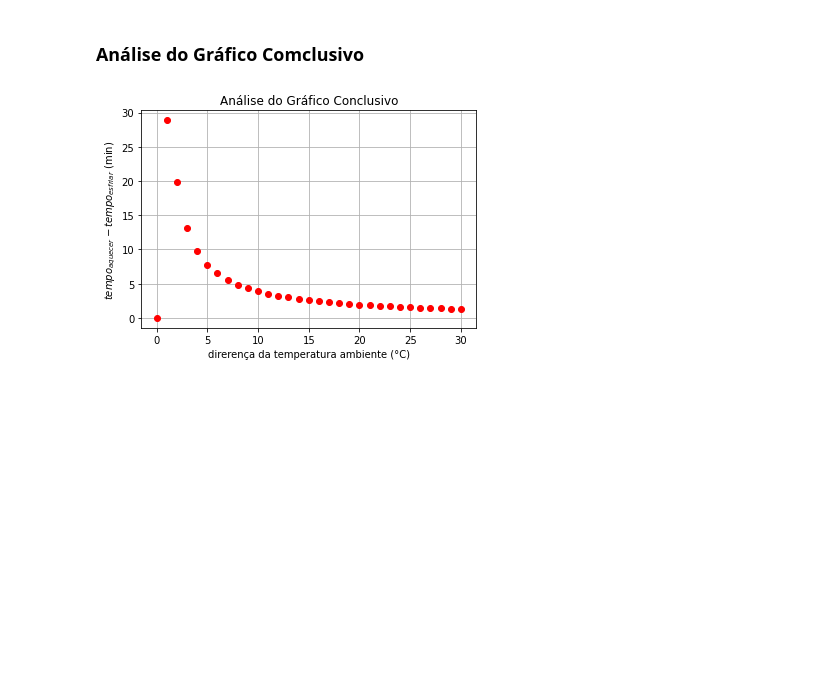
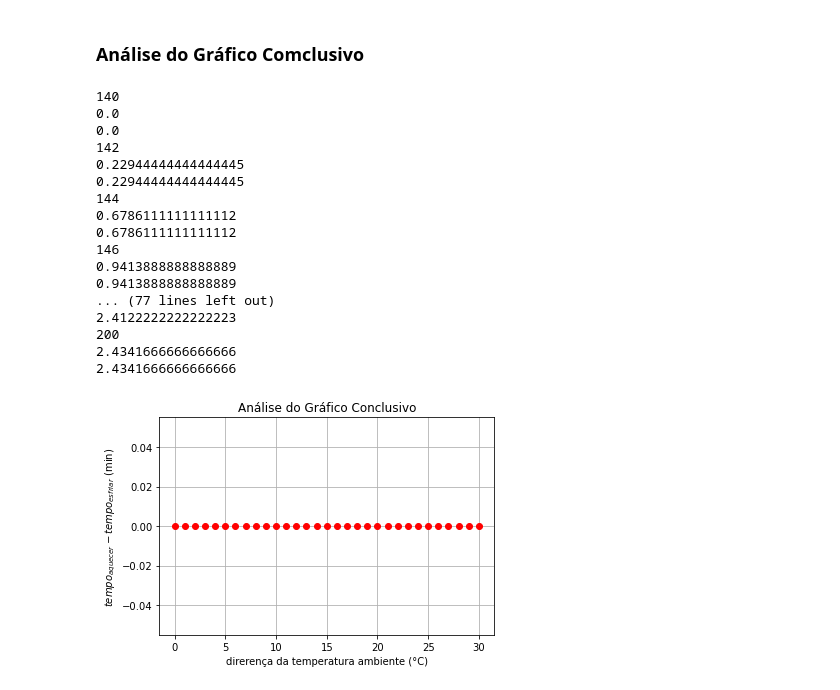
Before and after one commit to pedroivoal/Modsim-P2, a Jupyter notebook: I2/I2.ipynb, the cells around one changed output. Drawn from its saved outputs; the diff is of its cells as text; code cells hidden in the pictures; blank space fills up the shorter version.

```diff
--- a/I2/I2.ipynb
+++ b/I2/I2.ipynb
@@ -47,7 +47,7 @@ hs = 15                  # Água para o ar
 hp = 15                  # Recipiente para o ar
 
 #Temperaturas (K)
-Tar = 30.5+273.15        # Ambiente
+Tar = 30+273.15        # Ambiente
 Ta = 80+273.15           # Água
 Tr = 80+273.15           # Recipiente
 # %% [markdown]
@@ -213,7 +213,7 @@ for Tia in lista_Tia:
 
     elif i == 140:
 
-        plt.plot(t_lista/3600, Ta_lista, 'm' , label = ('30.5 $T_{ambiente}$'))
+        plt.plot(t_lista/3600, Ta_lista, 'm' , label = ('30.0 $T_{ambiente}$'))
 
     elif i == 100 or i == 160:
 
@@ -254,25 +254,45 @@ conclusivo.savefig('5.Conclusivo.png',  format = 'png', dpi = 1200)
 # %%
 diferença_th = []
 delta_T = []
 
 for i in range(0, 31):
     delta_T.append(i)
 
 # Funciona apenas para Tia(T inicial da água) variando 0.5 em 0.5
-m = 2
+m = 0
 for i in range(140, 201, 2):
     diferença_th.append((lista_t_equilibrio[i] - lista_t_equilibrio[i-m])*60)
+    print(i)
+    print(lista_t_equilibrio[i])
+    print(lista_t_equilibrio[i-m])
 m += 4
 
 aconclusivo, ax = plt.subplots()
 # Plota análise do gráfico conclusivo
 plt.plot(delta_T, diferença_th, 'or')
 plt.title('Análise do Gráfico Conclusivo')
 plt.xlabel('direrença da temperatura ambiente (°C)')
 plt.ylabel('$tempo_{aquecer}-tempo_{esfriar}$ (min)')
 plt.grid(True)
 plt.show()
 # Cria arquivo png com o gráfico no PC
 aconclusivo.savefig('6.Analise Conclusiva.png',  format = 'png', dpi = 1200)
 # %% [output]
+140
+0.0
+0.0
+142
+0.22944444444444445
+0.22944444444444445
+144
+0.6786111111111112
+0.6786111111111112
+146
+0.9413888888888889
+0.9413888888888889
+... (77 lines left out)
+2.4122222222222223
+200
+2.4341666666666666
+2.4341666666666666
-[figure, old version]
+[figure, new version]
```
Also changed, not shown: parts of 1 cell of this notebook, 6 other files.
